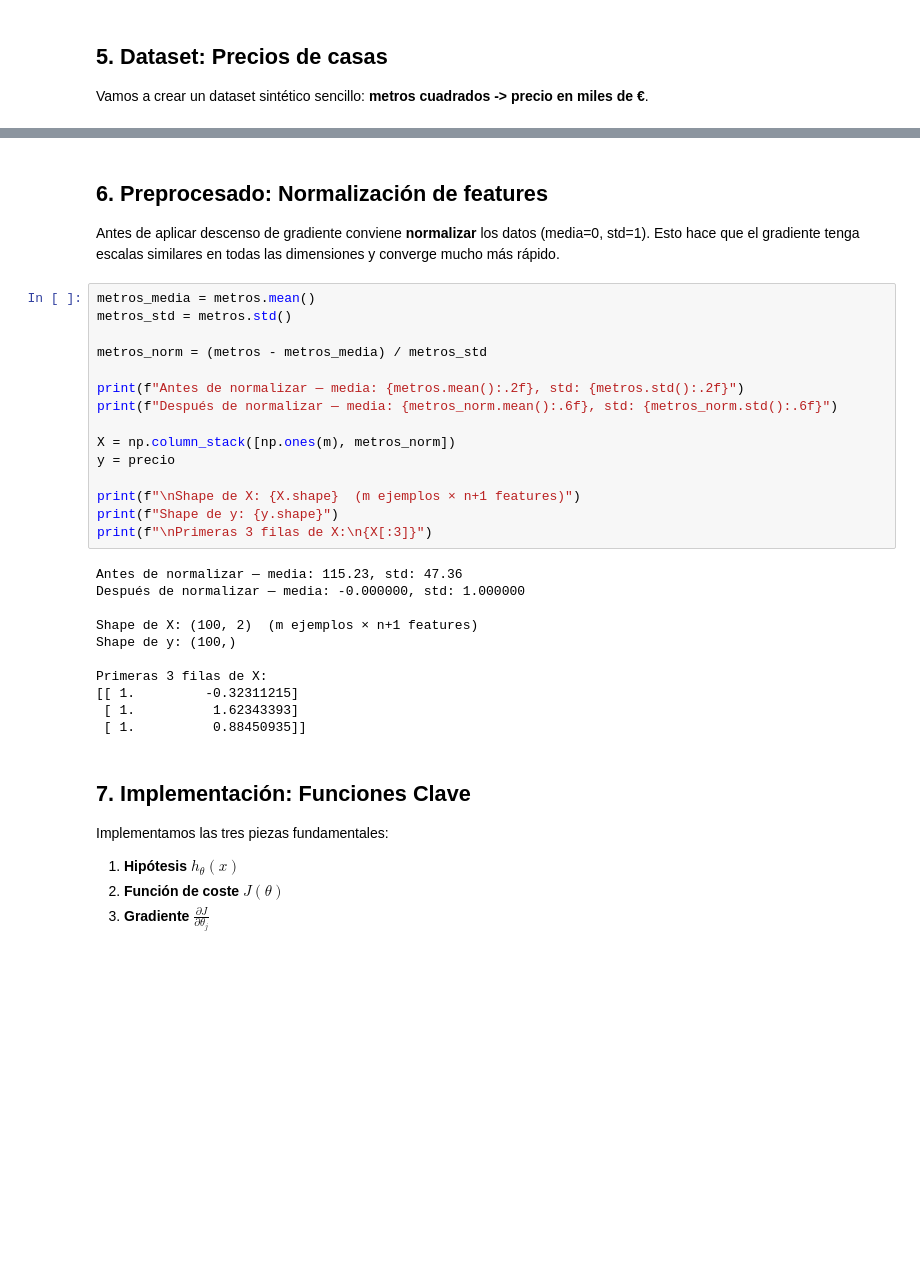
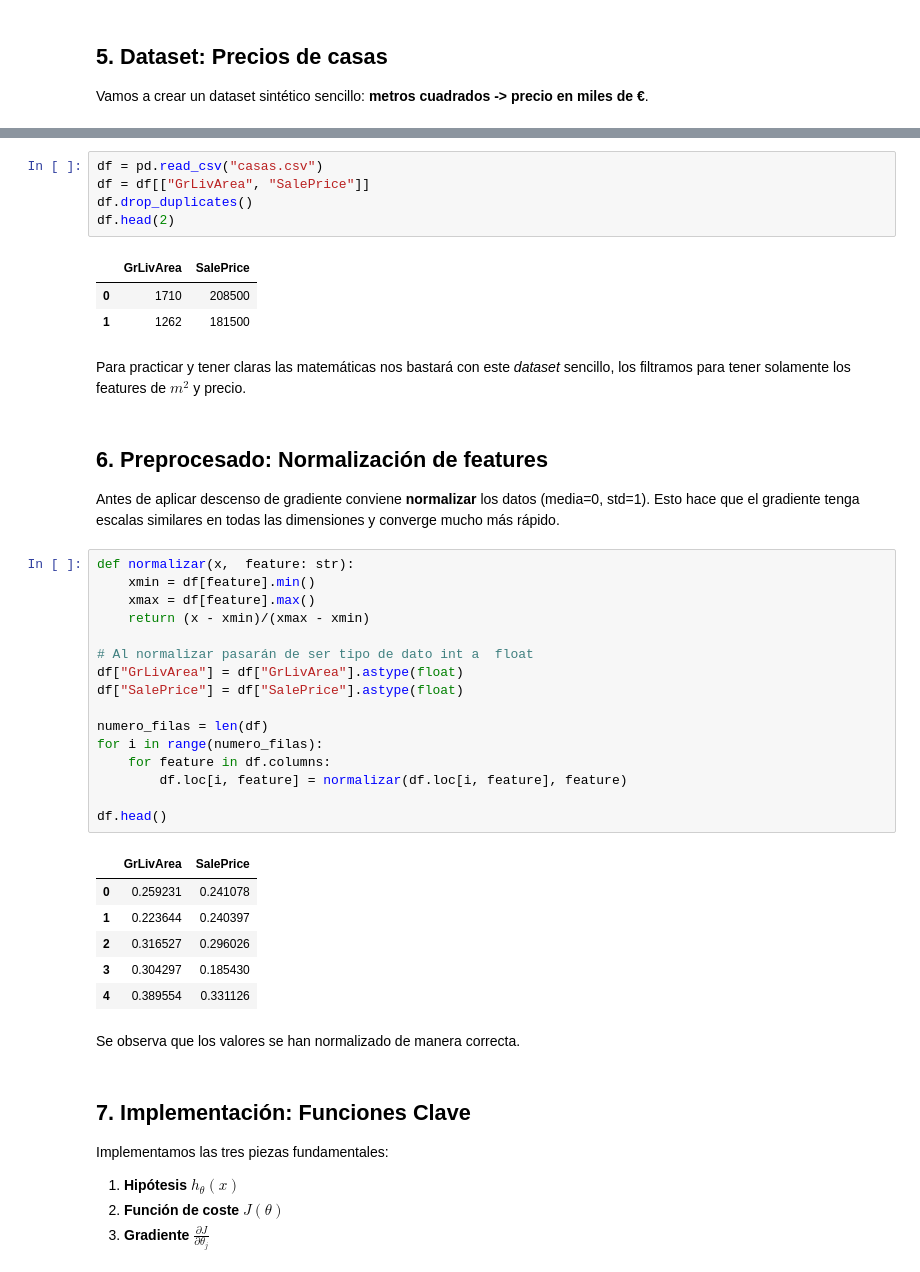
Before and after one commit to Jesus-Penaranda/Descenso-del-Gradiente-desde-Cero, a Jupyter notebook: descenso_gradiente.ipynb, the cells around one changed output, grey strips where cells are left out. Cells and saved outputs as stored; diff of their text form; blank space fills up the shorter version.

```diff
--- a/descenso_gradiente.ipynb
+++ b/descenso_gradiente.ipynb
@@ -164,33 +114,43 @@ Precio (k€):      min=107.1, max=358.6, media=222.8
+# %%
+df = pd.read_csv("casas.csv")
+df = df[["GrLivArea", "SalePrice"]]
+df.drop_duplicates()
+df.head(2)
+# %% [output]
+|  | GrLivArea | SalePrice |
+| 0 | 1710 | 208500 |
+| 1 | 1262 | 181500 |
+# %% [markdown]
+Para practicar y tener claras las matemáticas nos bastará con este *dataset* sencillo, los filtramos para tener solamente los features de $m^2$ y precio.
 # %% [markdown]
 ## 6. Preprocesado: Normalización de features
 
 Antes de aplicar descenso de gradiente conviene **normalizar** los datos (media=0, std=1). Esto hace que el gradiente tenga escalas similares en todas las dimensiones y converge mucho más rápido.
-# %%
-metros_media = metros.mean()
-metros_std = metros.std()
-
-metros_norm = (metros - metros_media) / metros_std
-
-print(f"Antes de normalizar — media: {metros.mean():.2f}, std: {metros.std():.2f}")
-print(f"Después de normalizar — media: {metros_norm.mean():.6f}, std: {metros_norm.std():.6f}")
-
-X = np.column_stack([np.ones(m), metros_norm])
-y = precio
-
-print(f"\nShape de X: {X.shape}  (m ejemplos × n+1 features)")
-print(f"Shape de y: {y.shape}")
-print(f"\nPrimeras 3 filas de X:\n{X[:3]}")
-# %% [output]
-Antes de normalizar — media: 115.23, std: 47.36
-Después de normalizar — media: -0.000000, std: 1.000000
-
-Shape de X: (100, 2)  (m ejemplos × n+1 features)
-Shape de y: (100,)
-
-Primeras 3 filas de X:
-[[ 1.         -0.32311215]
- [ 1.          1.62343393]
- [ 1.          0.88450935]]
+# %%
+def normalizar(x,  feature: str):
+    xmin = df[feature].min()
+    xmax = df[feature].max()
+    return (x - xmin)/(xmax - xmin)
+
+# Al normalizar pasarán de ser tipo de dato int a  float
+df["GrLivArea"] = df["GrLivArea"].astype(float)
+df["SalePrice"] = df["SalePrice"].astype(float)
+
+numero_filas = len(df)
+for i in range(numero_filas):
+    for feature in df.columns:
+        df.loc[i, feature] = normalizar(df.loc[i, feature], feature)
+
+df.head()
+# %% [output]
+|  | GrLivArea | SalePrice |
+| 0 | 0.259231 | 0.241078 |
+| 1 | 0.223644 | 0.240397 |
+| 2 | 0.316527 | 0.296026 |
+| 3 | 0.304297 | 0.185430 |
+| 4 | 0.389554 | 0.331126 |
+# %% [markdown]
+Se observa que los valores se han normalizado de manera correcta.
 # %% [markdown]
 ## 7. Implementación: Funciones Clave
 
```
Also changed, not shown: parts of 45 cells of this notebook, 2 other files.
